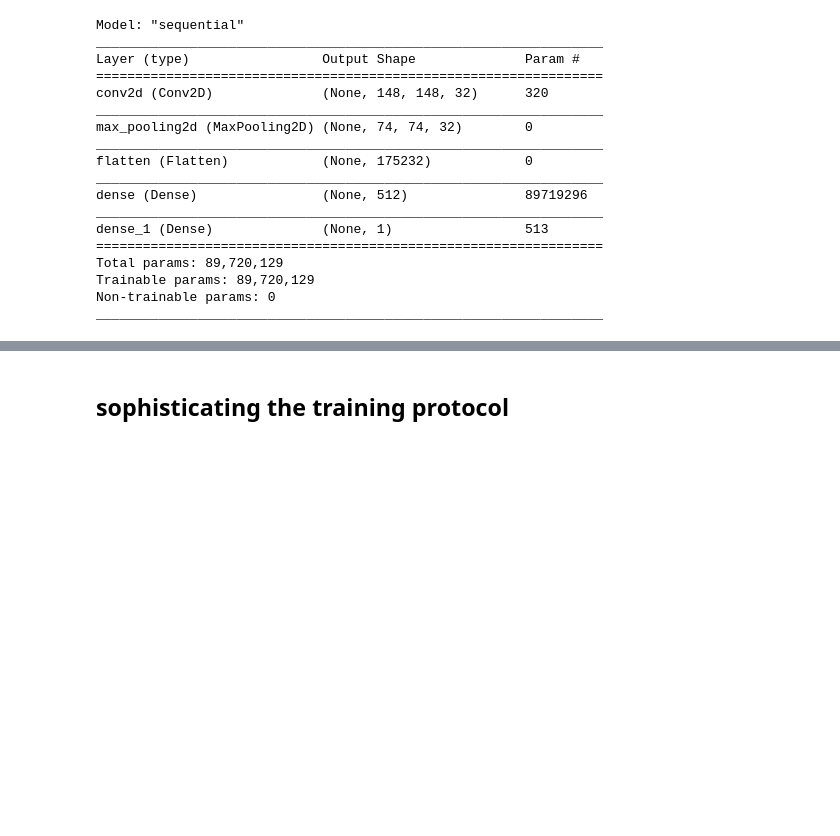
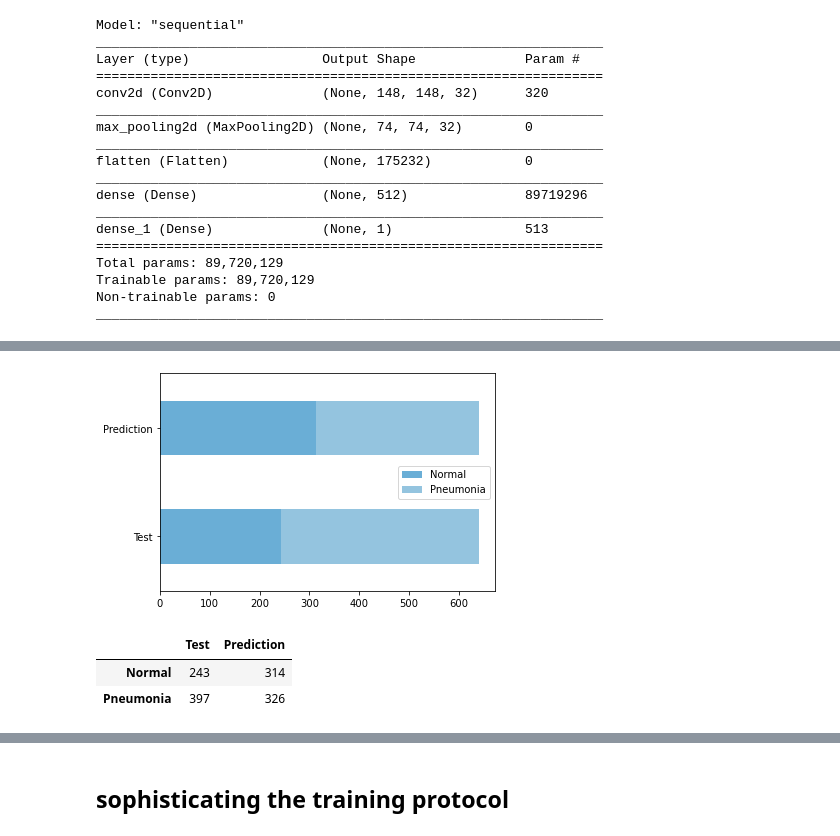
Before and after one commit to Zeth-Abney/Flatiron-school, a Jupyter notebook: phase-4/PROJECT/modeling.ipynb, the cells around one changed output, grey strips where cells are left out. Cells and saved outputs as stored; diff of their text form; code cells hidden in the pictures; blank space fills up the shorter version.

```diff
--- a/phase-4/PROJECT/modeling.ipynb
+++ b/phase-4/PROJECT/modeling.ipynb
@@ -233,0 +167,7 @@ Before exploring tuning and optimization of hyperparameters and other methods su
+# %%
+ptk.viz_class_balance_comparison(base_labels[0],base_labels[1])
+# %% [output]
+[figure, added]
+|  | Test | Prediction |
+| Normal | 243 | 314 |
+| Pneumonia | 397 | 326 |
```
Also changed, not shown: parts of 66 cells of this notebook, 1 other file.
